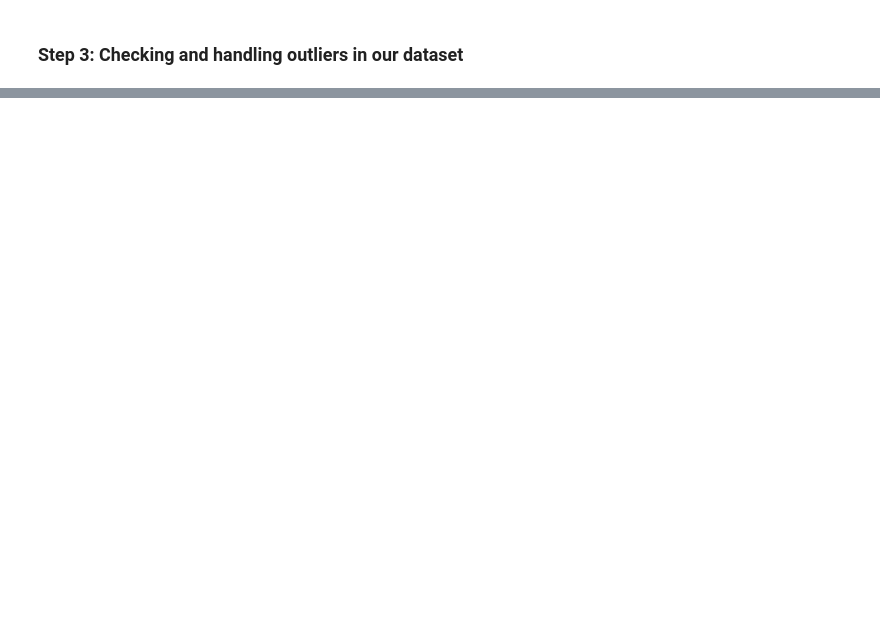
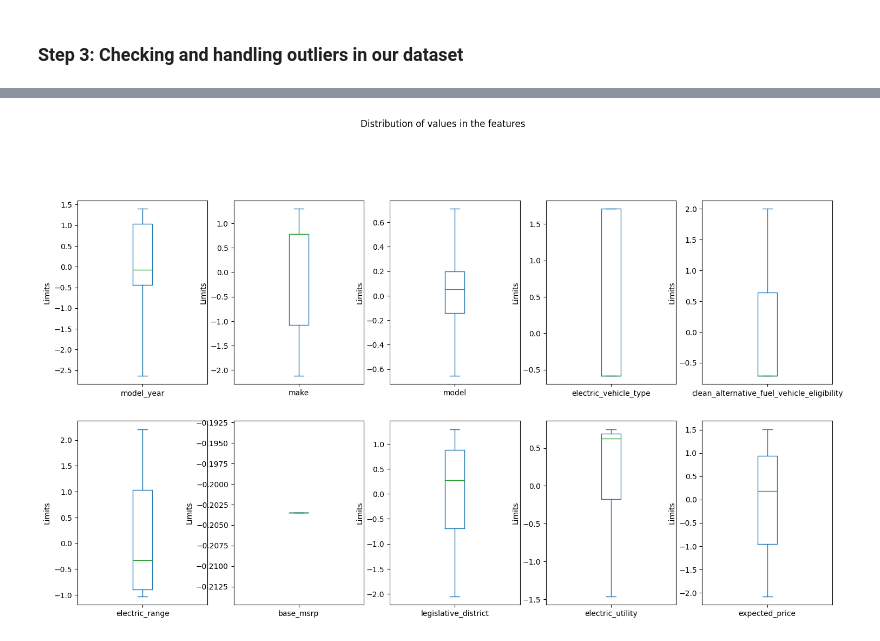
Before and after one commit to normanmunge/svm_model_electric_cars, a Jupyter notebook: svm-electric-cars-prediction.ipynb, the cells around one changed output, grey strips where cells are left out. Saved outputs shown, nothing was run; the diff lists cells and outputs as text; code cells hidden in the pictures; blank space fills up the shorter version.

```diff
--- a/svm-electric-cars-prediction.ipynb
+++ b/svm-electric-cars-prediction.ipynb
@@ -606,0 +656,18 @@ plt.show()
+# %%
+def outlier_limits(col):
+    Q3, Q1 = np.nanpercentile(col, [75,25])
+    inter_quartile_range = Q3 - Q1
+    upper_limit = Q3 + (1.5*inter_quartile_range)
+    lower_limit = Q1 - (1.5*inter_quartile_range)
+    return upper_limit, lower_limit
+# %%
+for col in new_df.columns:
+    UL, LL = outlier_limits(new_df[col])
+    new_df.loc[(new_df[col] > UL), col] = UL
+    new_df.loc[(new_df[col] < LL), col] = LL
+# %%
+# Create a boxplot to see the distribution of data basing on the upper and lower percentiles
+new_df.plot(kind ='box', subplots=True, figsize=(18,15), layout =(3,5), ylabel='Limits', title='Distribution of values in the features')
+plt.show()
+# %% [output]
+[figure, added]
```
Also changed, not shown: parts of 25 cells of this notebook.
